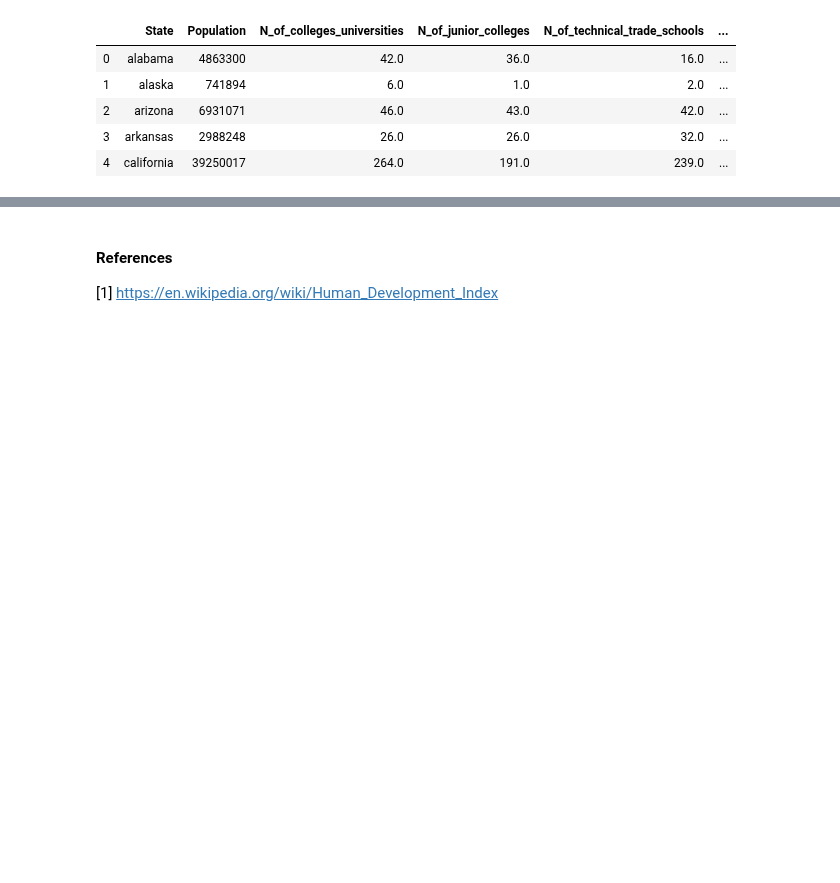
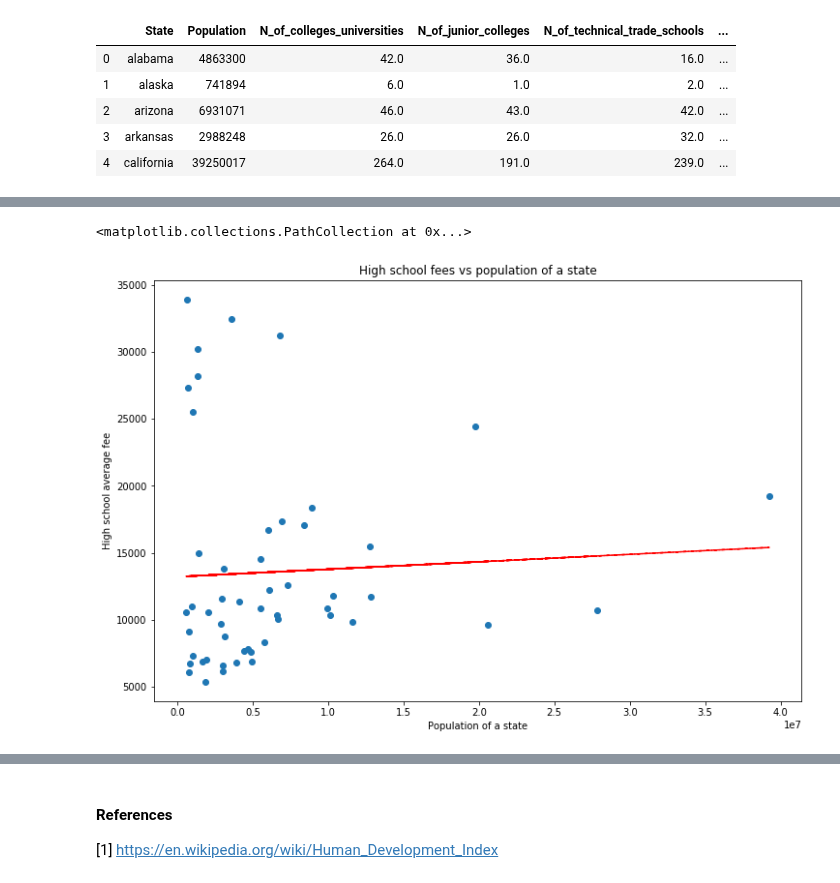
Before and after one commit to steber97/RecursionFairies_AdaProject, a Jupyter notebook: DataAnalysis_Milestone3.ipynb, the cells around one changed output, grey strips where cells are left out. Cells and saved outputs as stored; diff of their text form; code cells hidden in the pictures; blank space fills up the shorter version.

```diff
--- a/DataAnalysis_Milestone3.ipynb
+++ b/DataAnalysis_Milestone3.ipynb
@@ -79,0 +101,13 @@ The **Education** score is calculated basing on the following features:
+# %%
+# We do the same for the High school fees
+plt.figure(figsize=(12,8))
+plt.title("High school fees vs population of a state")
+plt.xlabel("Population of a state")
+plt.ylabel("High school average fee")
+z = np.polyfit(df_education.Population, df_education.High_School_Fee, 1)
+p = np.poly1d(z)
+plt.plot(df_education.Population,p(df_education.Population),"r--")
+plt.scatter(df_education.Population, df_education.High_School_Fee)
+# %% [output]
+<matplotlib.collections.PathCollection at 0x...>
+[figure, added]
```
Also changed, not shown: parts of 16 cells of this notebook.
